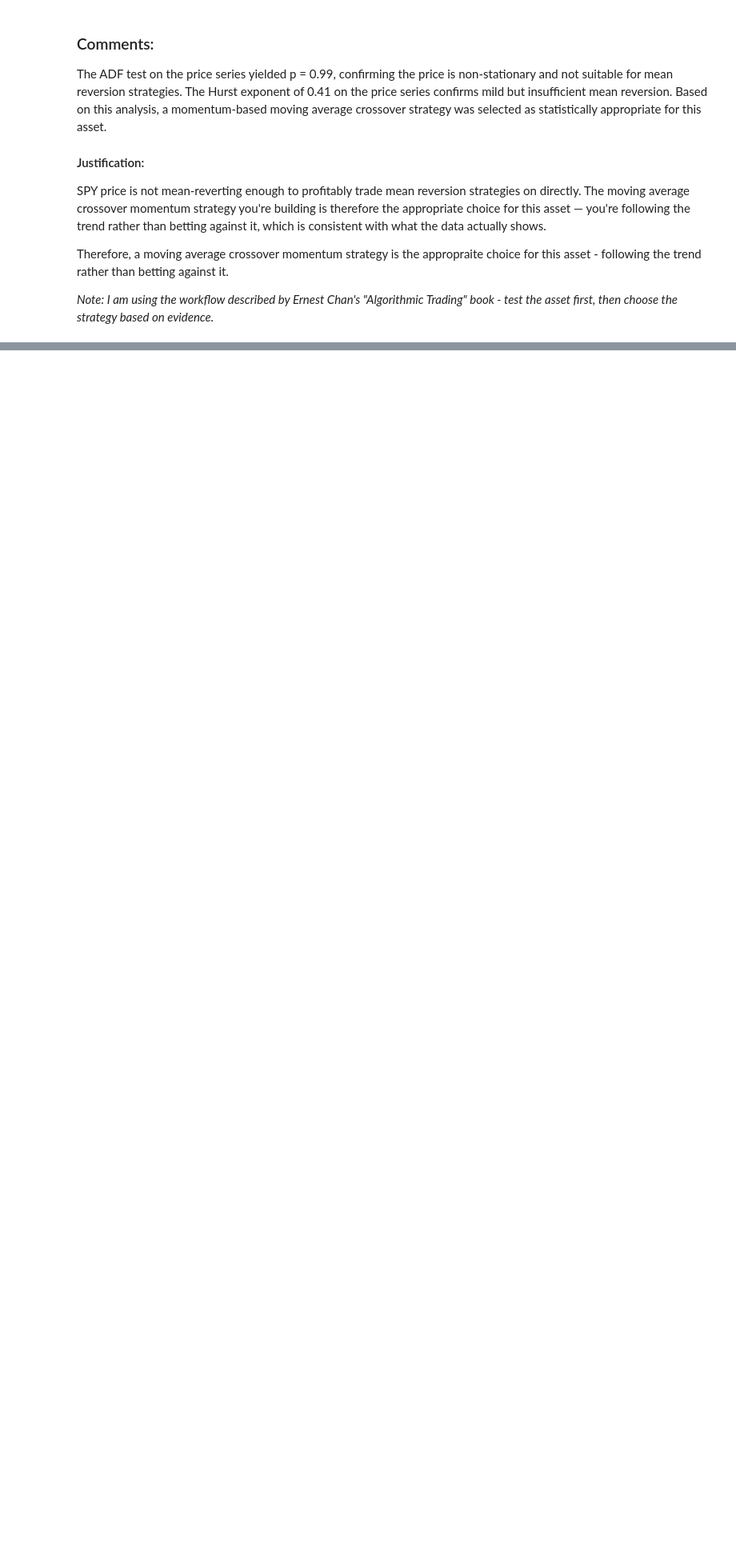
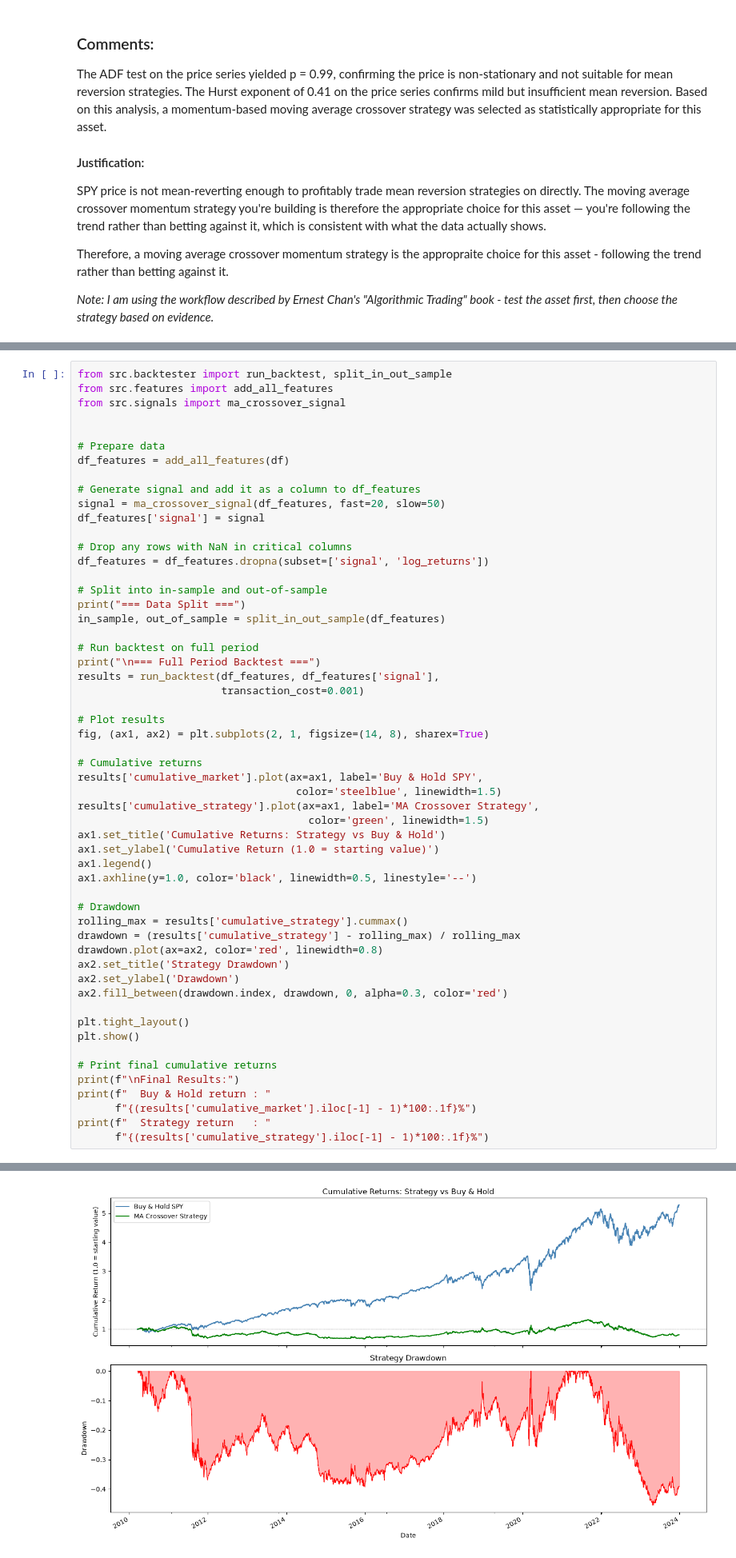
Before and after one commit to vdiyasena/quant-backtester, a Jupyter notebook: notebooks/exploration.ipynb, the cells around one changed output, grey strips where cells are left out. Shown at 80% size. Drawn from its saved outputs; the diff is of its cells as text; blank space fills up the shorter version.

Commit message:
Core backtesting working - initial strategy shows - 19% vs SPY +428%

```diff
--- a/notebooks/exploration.ipynb
+++ b/notebooks/exploration.ipynb
@@ -202,0 +205,56 @@ Signal Distribution:
+# %%
+from src.backtester import run_backtest, split_in_out_sample
+from src.features import add_all_features
+from src.signals import ma_crossover_signal
+
+
+# Prepare data
+df_features = add_all_features(df)
+
+# Generate signal and add it as a column to df_features
+signal = ma_crossover_signal(df_features, fast=20, slow=50)
+df_features['signal'] = signal
+
+# Drop any rows with NaN in critical columns
+df_features = df_features.dropna(subset=['signal', 'log_returns'])
+
+# Split into in-sample and out-of-sample
+print("=== Data Split ===")
+in_sample, out_of_sample = split_in_out_sample(df_features)
+
+# Run backtest on full period
+print("\n=== Full Period Backtest ===")
+results = run_backtest(df_features, df_features['signal'],
+                       transaction_cost=0.001)
+
+# Plot results
+fig, (ax1, ax2) = plt.subplots(2, 1, figsize=(14, 8), sharex=True)
+
+# Cumulative returns
+results['cumulative_market'].plot(ax=ax1, label='Buy & Hold SPY',
+                                   color='steelblue', linewidth=1.5)
+results['cumulative_strategy'].plot(ax=ax1, label='MA Crossover Strategy',
+                                     color='green', linewidth=1.5)
+ax1.set_title('Cumulative Returns: Strategy vs Buy & Hold')
+ax1.set_ylabel('Cumulative Return (1.0 = starting value)')
+ax1.legend()
+ax1.axhline(y=1.0, color='black', linewidth=0.5, linestyle='--')
+
+# Drawdown
+rolling_max = results['cumulative_strategy'].cummax()
+drawdown = (results['cumulative_strategy'] - rolling_max) / rolling_max
+drawdown.plot(ax=ax2, color='red', linewidth=0.8)
+ax2.set_title('Strategy Drawdown')
+ax2.set_ylabel('Drawdown')
+ax2.fill_between(drawdown.index, drawdown, 0, alpha=0.3, color='red')
+
+plt.tight_layout()
+plt.show()
+
+# Print final cumulative returns
+print(f"\nFinal Results:")
+print(f"  Buy & Hold return : "
+      f"{(results['cumulative_market'].iloc[-1] - 1)*100:.1f}%")
+print(f"  Strategy return   : "
+      f"{(results['cumulative_strategy'].iloc[-1] - 1)*100:.1f}%")
+# %% [output]
@@ -202,0 +271 @@ Signal Distribution:
+[figure, added]
```
Also changed, not shown: parts of 11 cells of this notebook, 3 other files.
